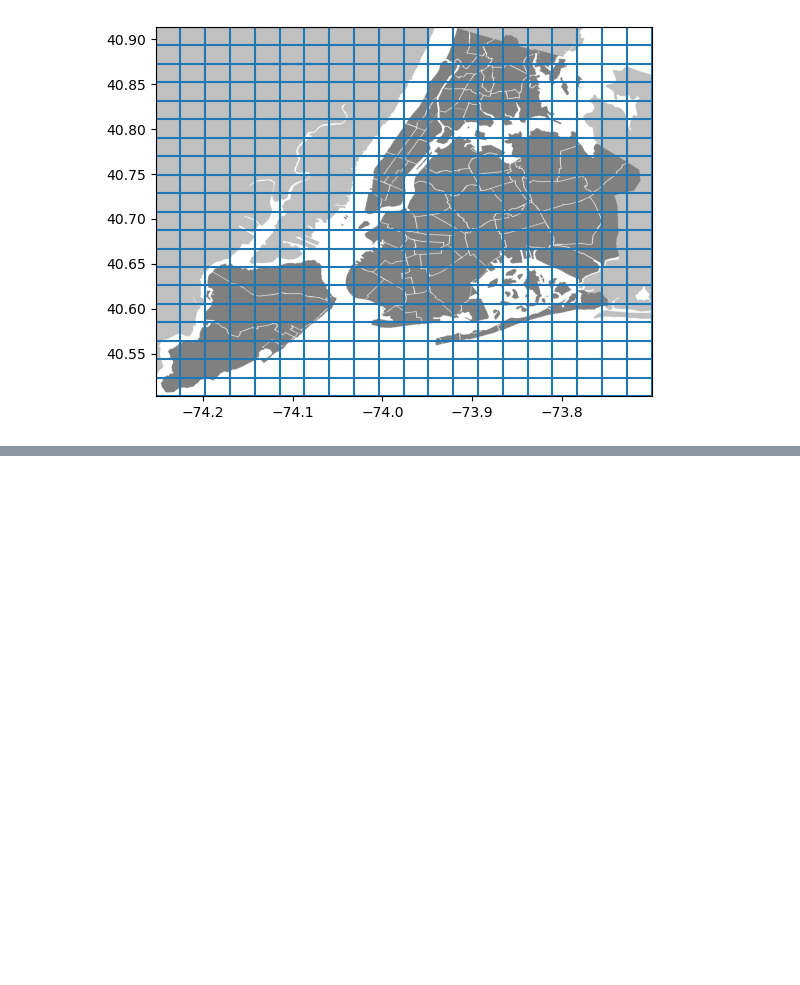
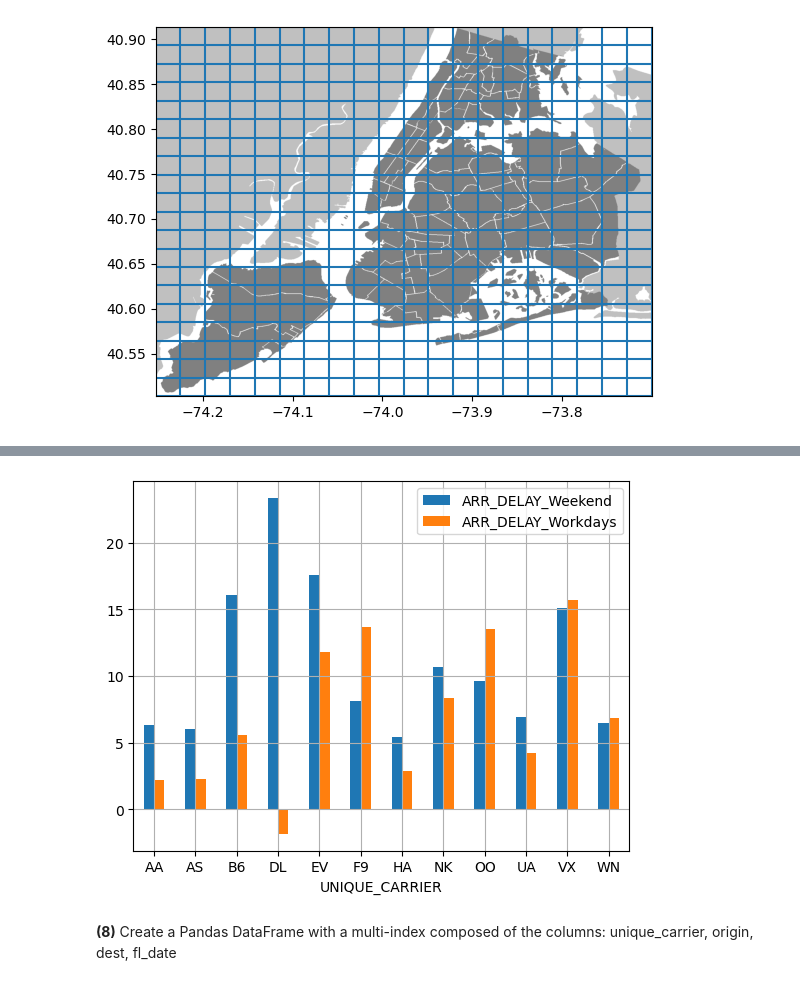
Before and after one commit to JacopoLungo/DataScienceLab, a Jupyter notebook: Labs/Lab5/Lab5.ipynb, the cells around one changed output, grey strips where cells are left out. Saved outputs shown, nothing was run; the diff lists cells and outputs as text; code cells hidden in the pictures; blank space fills up the shorter version.

```diff
--- a/Labs/Lab5/Lab5.ipynb
+++ b/Labs/Lab5/Lab5.ipynb
@@ -261,0 +455,20 @@ dfFlightDelay
+# %%
+weekend = [5, 6]
+
+maskWeekend = df['weekday'].isin(weekend)
+maskWorkingD = ~maskWeekend
+
+dfWe = df.loc[maskWeekend].groupby("UNIQUE_CARRIER")[['ARR_DELAY']].mean()
+dfWe = dfWe.rename(columns={'ARR_DELAY': 'ARR_DELAY_Weekend'})
+
+dfWo = df.loc[maskWorkingD].groupby("UNIQUE_CARRIER")[['ARR_DELAY']].mean()
+dfWo = dfWo.rename(columns={'ARR_DELAY': 'ARR_DELAY_Workdays'})
+
+df_7 = pd.concat([dfWe, dfWo], axis=1)
+
+ax = df_7.plot.bar(rot=0)
+ax.grid(True)
+# %% [output]
+[figure, added]
+# %% [markdown]
+**(8)** Create a Pandas DataFrame with a multi-index composed of the columns: unique_carrier, origin, dest, fl_date
```
Also changed, not shown: parts of 69 cells of this notebook.
